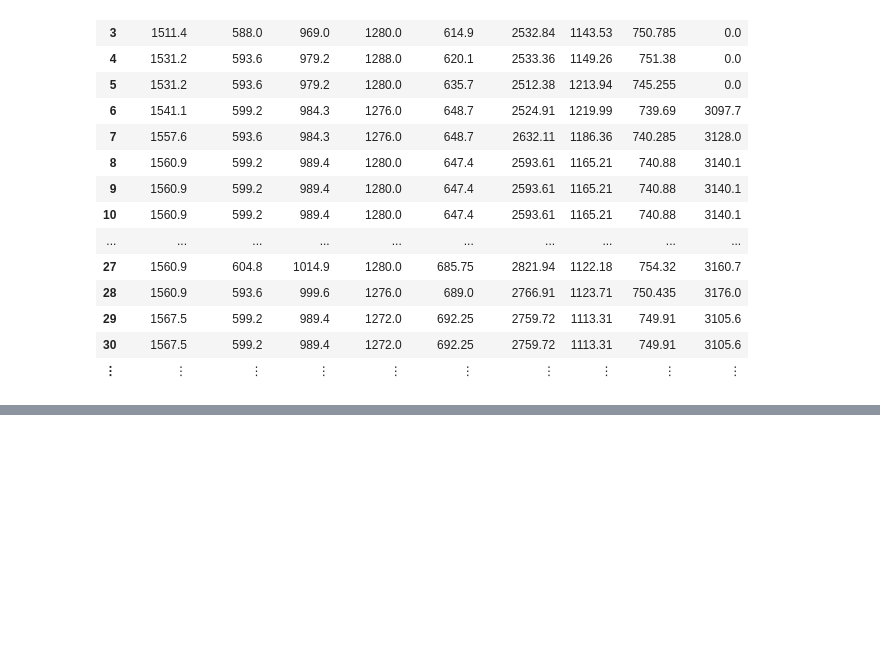
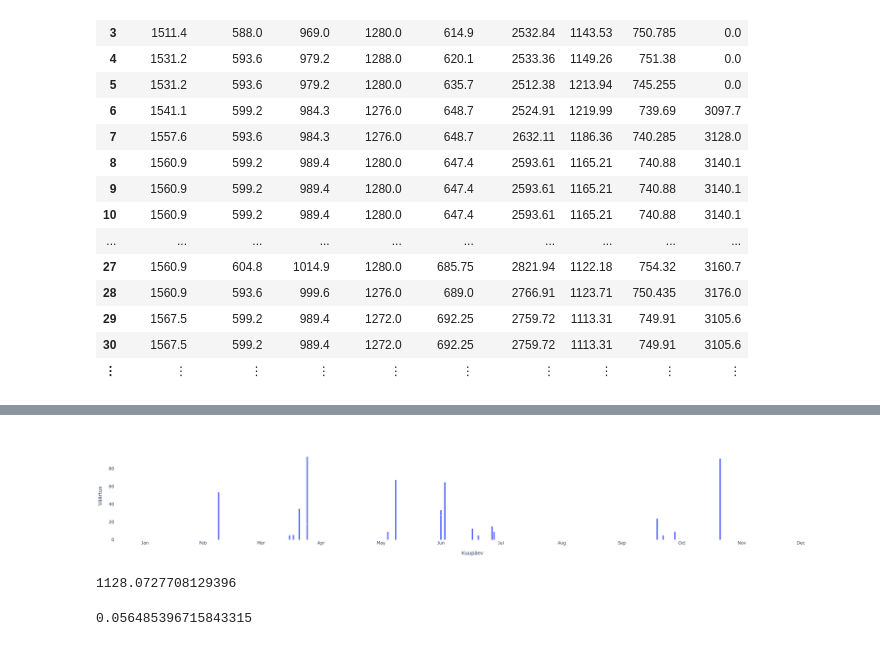
Before and after one commit to kilpkonn/PortfolioAnalysis, a Jupyter notebook: 2021-recap.ipynb, the cells around one changed output, grey strips where cells are left out. Cells and saved outputs as stored; diff of their text form; code cells hidden in the pictures; blank space fills up the shorter version.

```diff
--- a/2021-recap.ipynb
+++ b/2021-recap.ipynb
@@ -318,0 +429,16 @@ PlotlyJS.plot(plotdf, x=:Kuupäev, y=:Väärtus, color=:Aktsia, legend = :outert
+# %%
+df = DataFrame()
+df."Kuupäev" = yearprofitlossdf."Laekumise kuupäev"
+df."KOKKU" = yearprofitlossdf."Kokku EUR"
+
+layout = Layout(
+    xaxis_title="Kuupäev",
+    yaxis_title="Väärtus",
+    legend_title_text="Aktsiad",
+    xaxis=attr(dtick="M1", tickformat="%b", ticklabelmode="period", range=[periodstart, periodend]),
+    plot_bgcolor="white",
+)
+
+plot(bar(df, x=:Kuupäev, y=:KOKKU, name="Dividend/Intress"), layout)
+# %% [output]
+[figure, added]
@@ -318,0 +452,8 @@ PlotlyJS.plot(plotdf, x=:Kuupäev, y=:Väärtus, color=:Aktsia, legend = :outert
+# %%
+yearstd = std(df."Kokku")
+# %% [output]
+1128.0727708129396
+# %%
+yearstd / avg_portfolio
+# %% [output]
+0.056485396715843315
```
Also changed, not shown: parts of 16 cells of this notebook.
